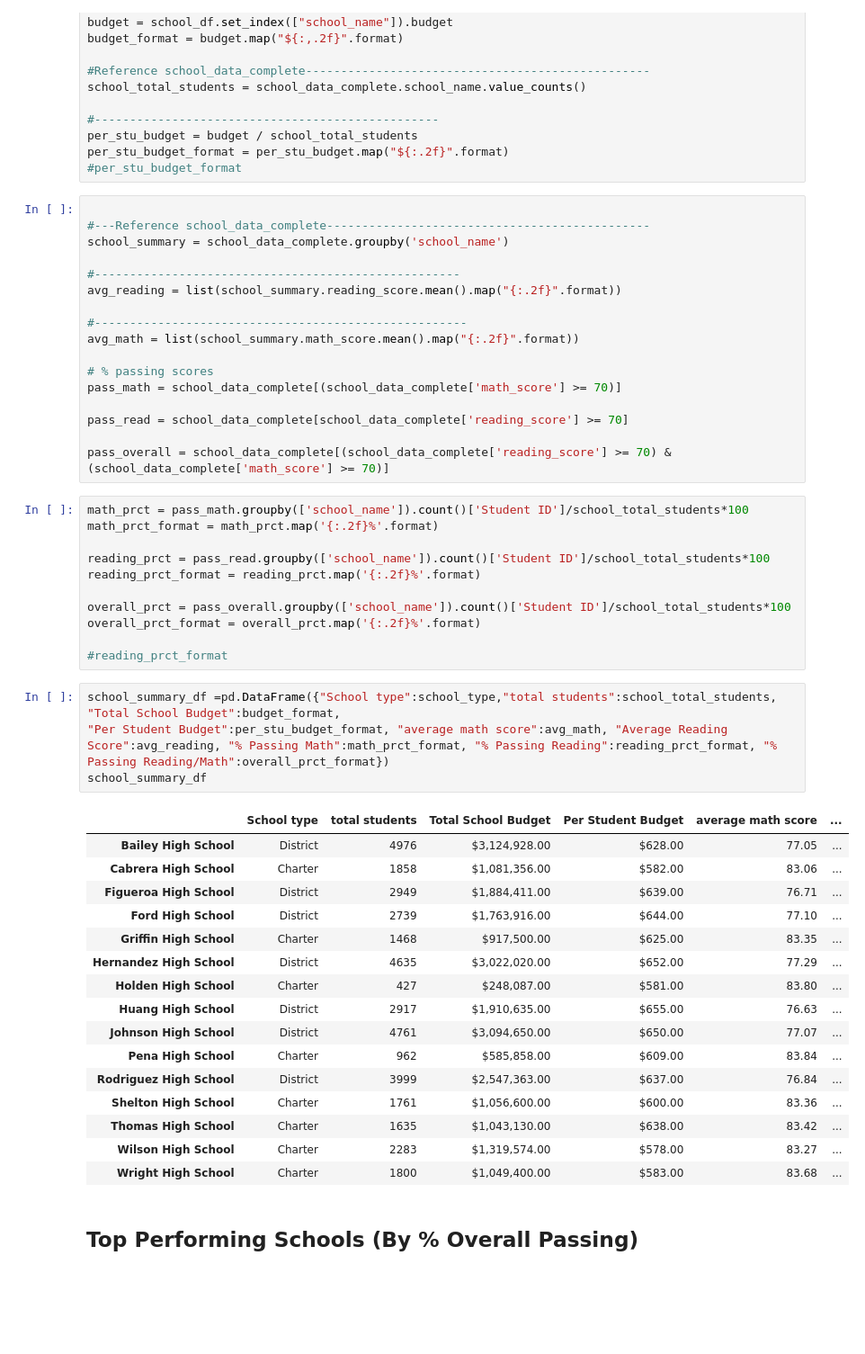
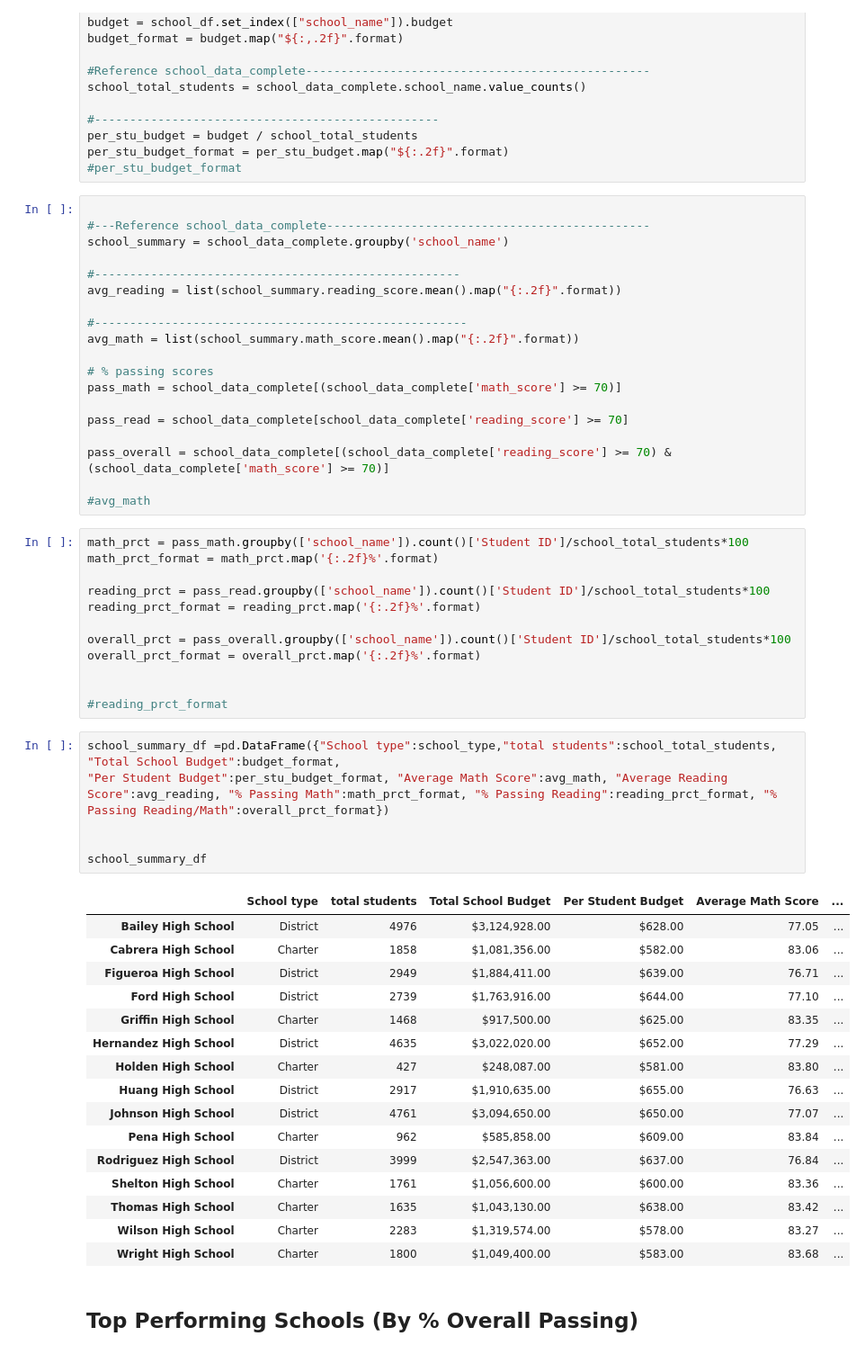
Before and after one commit to dasarge/P_nd_s_challenge, a Jupyter notebook: PyCitySchools/Pd_hw_das.ipynb, the cells around one changed output. Shown: that part at 90% size. Cells and saved outputs as stored; diff of their text form; blank space fills up the shorter version.

```diff
--- a/PyCitySchools/Pd_hw_das.ipynb
+++ b/PyCitySchools/Pd_hw_das.ipynb
@@ -170,6 +166,8 @@ pass_math = school_data_complete[(school_data_complete['math_score'] >= 70)]
 pass_read = school_data_complete[school_data_complete['reading_score'] >= 70]
 
 pass_overall = school_data_complete[(school_data_complete['reading_score'] >= 70) & (school_data_complete['math_score'] >= 70)]
+
+#avg_math
 # %%
 math_prct = pass_math.groupby(['school_name']).count()['Student ID']/school_total_students*100
 math_prct_format = math_prct.map('{:.2f}%'.format)
@@ -180,13 +178,16 @@ reading_prct_format = reading_prct.map('{:.2f}%'.format)
 overall_prct = pass_overall.groupby(['school_name']).count()['Student ID']/school_total_students*100
 overall_prct_format = overall_prct.map('{:.2f}%'.format)
 
+
 #reading_prct_format
 # %%
 school_summary_df =pd.DataFrame({"School type":school_type,"total students":school_total_students, "Total School Budget":budget_format,
-"Per Student Budget":per_stu_budget_format, "average math score":avg_math, "Average Reading Score":avg_reading, "% Passing Math":math_prct_format, "% Passing Reading":reading_prct_format, "% Passing Reading/Math":overall_prct_format})
+"Per Student Budget":per_stu_budget_format, "Average Math Score":avg_math, "Average Reading Score":avg_reading, "% Passing Math":math_prct_format, "% Passing Reading":reading_prct_format, "% Passing Reading/Math":overall_prct_format})
+
+
 school_summary_df
 # %% [output]
-|  | School type | total students | Total School Budget | Per Student Budget | average math score | ... |
+|  | School type | total students | Total School Budget | Per Student Budget | Average Math Score | ... |
 | Bailey High School | District | 4976 | $3,124,928.00 | $628.00 | 77.05 | ... |
 | Cabrera High School | Charter | 1858 | $1,081,356.00 | $582.00 | 83.06 | ... |
 | Figueroa High School | District | 2949 | $1,884,411.00 | $639.00 | 76.71 | ... |
```
Also changed, not shown: parts of 40 cells of this notebook.
